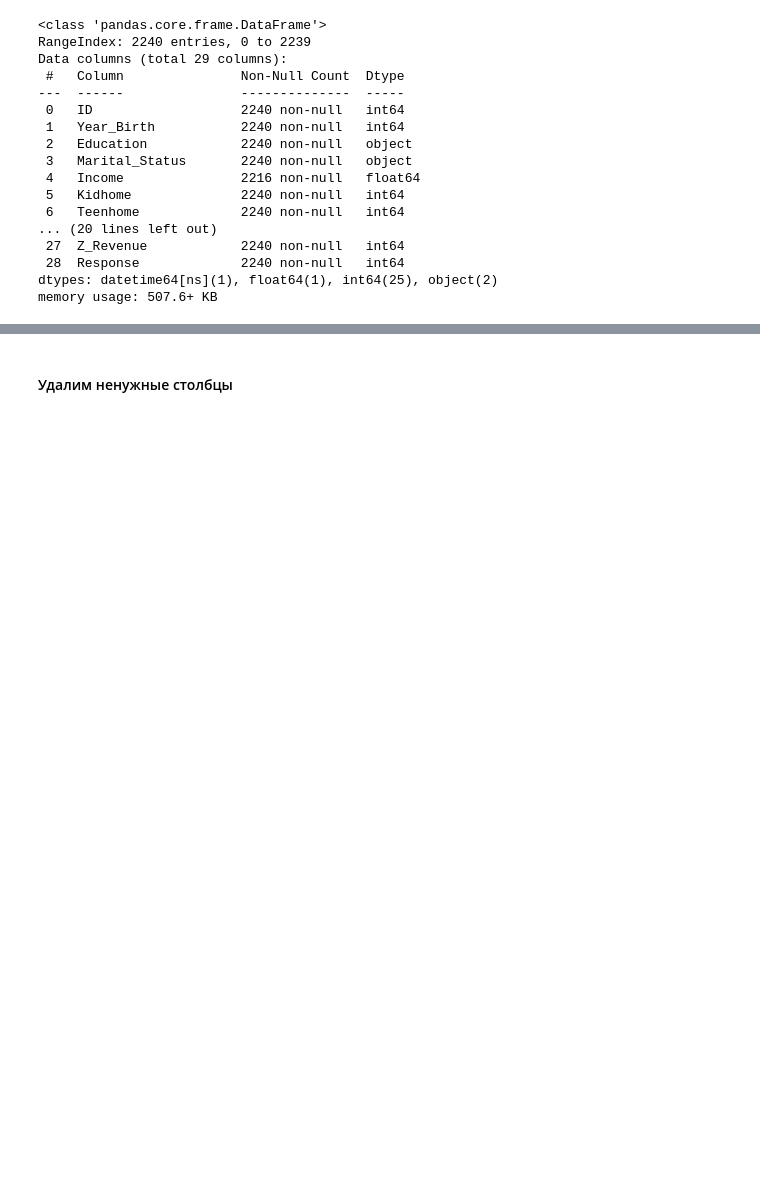
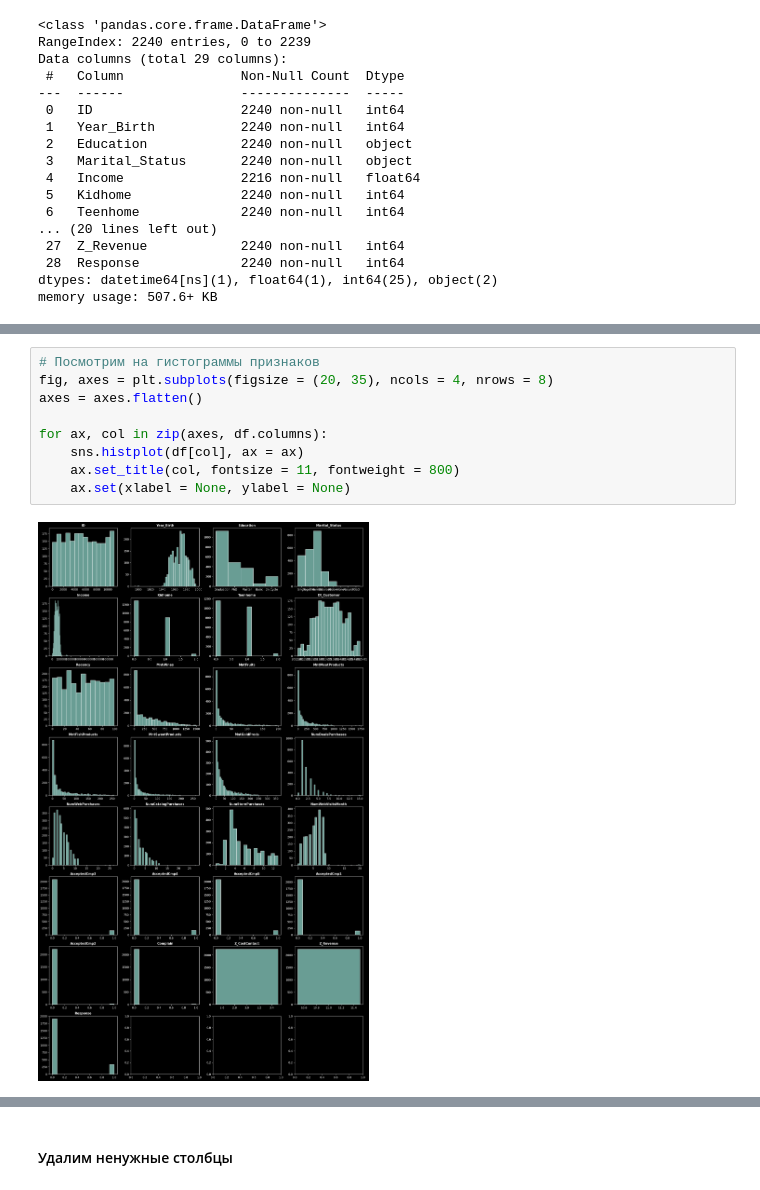
Before and after one commit to Gorabtsov/Gorabtsov, a Jupyter notebook: Clustering_Customers.ipynb, the cells around one changed output, grey strips where cells are left out. Cells and saved outputs as stored; diff of their text form; blank space fills up the shorter version.

```diff
--- a/Clustering_Customers.ipynb
+++ b/Clustering_Customers.ipynb
@@ -96,3 +96,14 @@ df.describe()
 | 50% | 5458.500000 | 1970.000000 | 51381.500000 | 0.000000 | 0.000000 | 49.000000 | 173.500000 | 8.000000 | 67.000000 | ... |
 | 75% | 8427.750000 | 1977.000000 | 68522.000000 | 1.000000 | 1.000000 | 74.000000 | 504.250000 | 33.000000 | 232.000000 | ... |
 | max | 11191.000000 | 1996.000000 | 666666.000000 | 2.000000 | 2.000000 | 99.000000 | 1493.000000 | 199.000000 | 1725.000000 | ... |
+# %%
+# Посмотрим на гистограммы признаков
+fig, axes = plt.subplots(figsize = (20, 35), ncols = 4, nrows = 8)
+axes = axes.flatten()
+
+for ax, col in zip(axes, df.columns):
+    sns.histplot(df[col], ax = ax)
+    ax.set_title(col, fontsize = 11, fontweight = 800)
+    ax.set(xlabel = None, ylabel = None)
+# %% [output]
+[figure, added]
```
Also changed, not shown: parts of 13 cells of this notebook.
